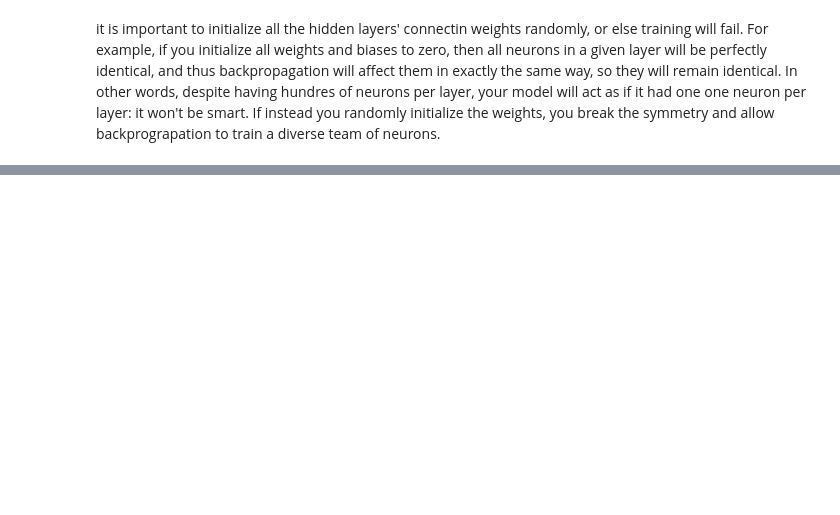
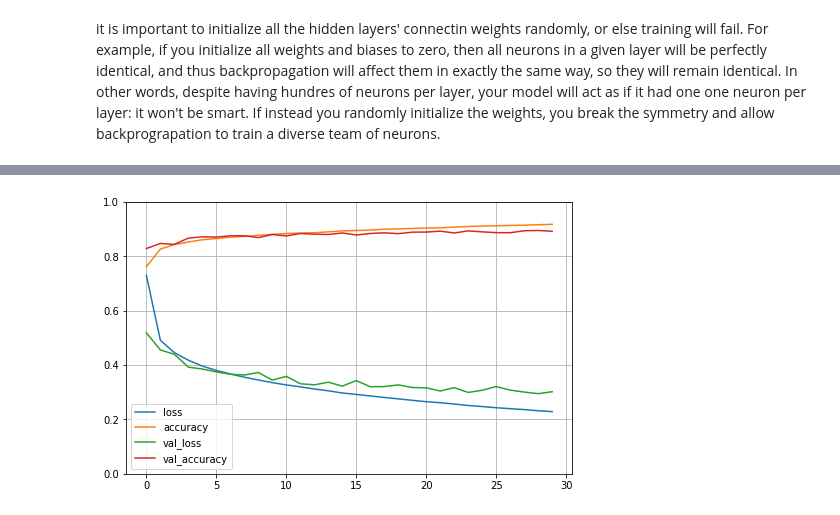
Before and after one commit to hadleyhzy34/deep-learning, a Jupyter notebook: deep_neural_network/dnn_keras_sklearn.ipynb, the cells around one changed output, grey strips where cells are left out. Saved outputs shown, nothing was run; the diff lists cells and outputs as text; code cells hidden in the pictures; blank space fills up the shorter version.

```diff
--- a/deep_neural_network/dnn_keras_sklearn.ipynb
+++ b/deep_neural_network/dnn_keras_sklearn.ipynb
@@ -115,0 +147,4 @@ loss function:cross entropy
+# %%
+X_valid,X_train = X_train[:5000] / 255.0, X_train[5000:] / 255.0
+y_valid, y_train = y_train[:5000], y_train[5000:]
+X_test = X_test / 255.0
@@ -115,0 +173,7 @@ loss function:cross entropy
+# %%
+model = keras.models.Sequential([
+    keras.layers.Flatten(input_shape=[28,28]),
+    keras.layers.Dense(300, activation="relu"),
+    keras.layers.Dense(100, activation="relu"),
+    keras.layers.Dense(10, activation="softmax")
+])  ##sequential API
@@ -115,0 +243,4 @@ loss function:cross entropy
+# %%
+model.compile(loss="sparse_categorical_crossentropy",
+                optimizer="sgd",
+                metrics=["accuracy"])
@@ -115,0 +254,2 @@ loss function:cross entropy
+# %%
+history = model.fit(X_train, y_train, epochs=30, validation_data=(X_valid,y_valid))
@@ -115,0 +274,10 @@ loss function:cross entropy
+# %%
+import pandas as pd
+import matplotlib.pyplot as plt
+
+pd.DataFrame(history.history).plot(figsize=(8,5))
+plt.grid(True)
+plt.gca().set_ylim(0,1)  ##set vertical range to [0~1]
+plt.show()
+# %% [output]
+[figure, added]
```
Also changed, not shown: parts of 45 cells of this notebook, 3 other files.
